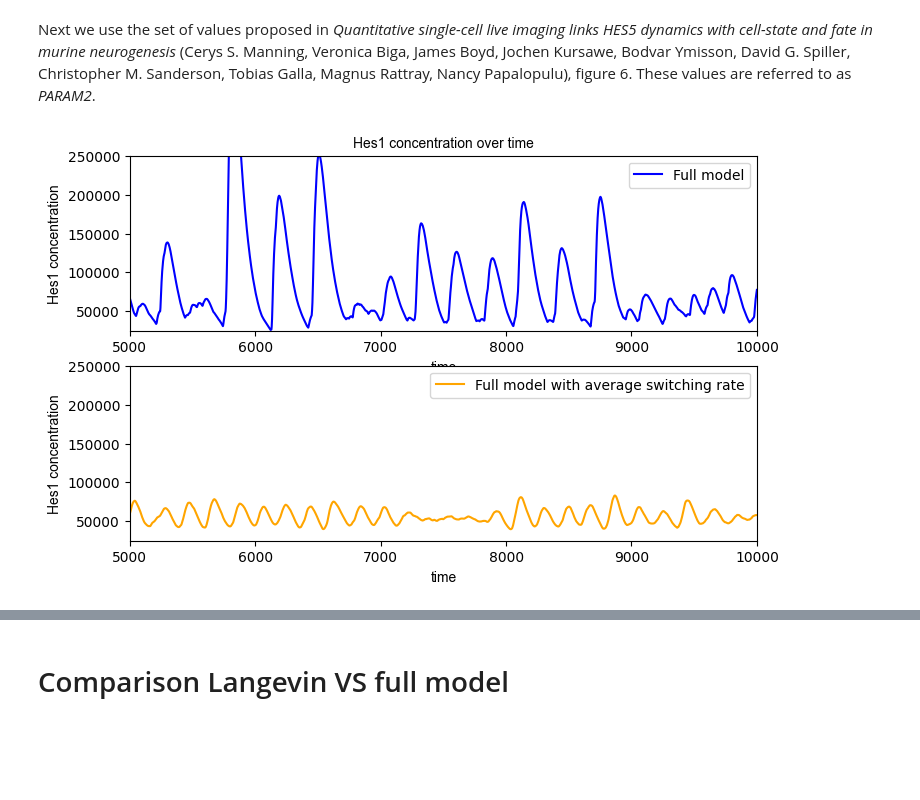
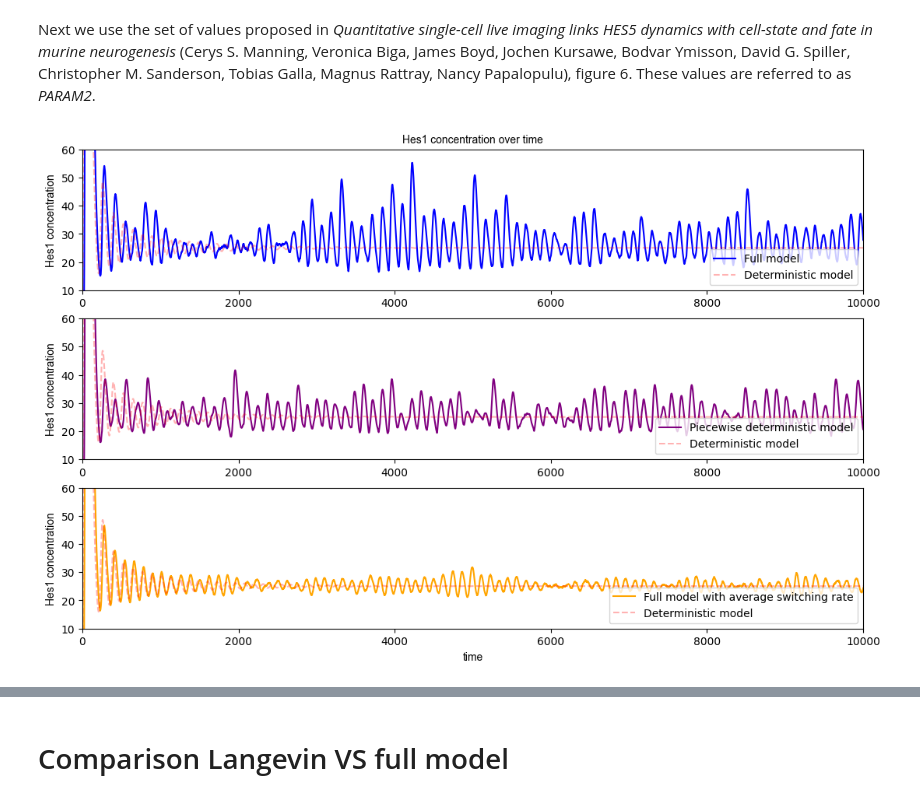
Before and after one commit to Lord-Fufu/MSc-Dissertation-2022---St-Andrews, a Jupyter notebook: plotsForArticle-timeSeries.ipynb, the cells around one changed output, grey strips where cells are left out. Saved outputs shown, nothing was run; the diff lists cells and outputs as text; code cells hidden in the pictures; blank space fills up the shorter version.

```diff
--- a/plotsForArticle-timeSeries.ipynb
+++ b/plotsForArticle-timeSeries.ipynb
@@ -198,3 +225,11 @@ time_trajmns,mRNA_trajmns,Hes1_trajmns = master.one_trajectory_noSwitchNoise(alp
                                                       M_init=0,
                                                       T=T,
                                                       Omega=val_Omega)
+
+time_trajmdet,mRNA_trajmdet,Hes1_trajmdet = langevin.resolve_ODE(alpha_m=alpha_m,alpha_p=alpha_p,mu_m=mu_m,mu_p=mu_p,h=h,
+                                                      P_0=P_0,
+                                                      tau=val_tau,
+                                                      P_init=0,
+                                                      M_init=0,
+                                                      T=T,
+                                                      delta_t=delta_t)
@@ -207,33 +236,52 @@ Hes1_trajmns_toPlot=spinter.interp1d(time_trajmns,Hes1_trajmns,kind="zero")(t_re
+# %%
+time_trajmnd,mRNA_trajmnd,Hes1_trajmnd = langevin.one_trajectory_PDMP(alpha_m=alpha_m,alpha_p=alpha_p,mu_m=mu_m,mu_p=mu_p,h=h,
+                                                      P_0=P_0,
+                                                      lambda_s=val_lambda,
+                                                      tau=val_tau,
+                                                      P_init=0,
+                                                      M_init=0,
+                                                      T=T, delta_t=delta_t,
+                                                      Omega=float('infinity'))
 # %%
-fig,ax=plt.subplots(2,1, figsize=(5*ratio,5))
+fig,ax=plt.subplots(3,1, figsize=(8*ratio,8))
 
 ax[0].set_title('Hes1 concentration over time',fontdict=font)
-ax[0].set_xlabel('time',fontdict=font)
+
 ax[0].set_ylabel('Hes1 concentration',fontdict=font)
+ax[0].set_ylim(10,60)
+ax[0].set_xlim(0,10000)
 
-ax[0].set_ylim(25000,250000)
-ax[0].set_xlim(5000,10000)
-
-linem, = ax[0].plot(t_ref,Hes1_trajm_toPlot, color = 'blue')
-
-ax[0].legend([linem], ['Full model'],loc='upper right')
+linem, = ax[0].plot(time_trajm,Hes1_trajm, color = 'blue')
+linedet, = ax[0].plot(time_trajmdet,Hes1_trajmdet,'--', color = 'red', alpha=0.3)
+ax[0].legend([linem,linedet], ['Full model','Deterministic model'],loc='lower right')
 
 
-ax[1].set_xlabel('time',fontdict=font)
+
 ax[1].set_ylabel('Hes1 concentration',fontdict=font)
+ax[1].set_ylim(10,60)
+ax[1].set_xlim(0,10000)
 
-ax[1].set_ylim(25000,250000)
-ax[1].set_xlim(5000,10000)
+linemnd, = ax[1].plot(time_trajmnd,Hes1_trajmnd, color = 'purple')
+linedet, = ax[1].plot(time_trajmdet,Hes1_trajmdet,'--', color = 'red', alpha=0.3)
+ax[1].legend([linemnd,linedet], ['Piecewise deterministic model','Deterministic model'], loc='lower right')
 
-linemns, = ax[1].plot(t_ref,Hes1_trajmns_toPlot, color = 'orange')
 
-ax[1].legend([linemns], ['Full model with average switching rate'], loc='upper right')
 
-plt.savefig(read_directory+'\\plots\\trajP - comparison full with vs without switching - param2.pdf')
+ax[2].set_ylabel('Hes1 concentration',fontdict=font)
+ax[2].set_xlabel('time',fontdict=font)
+ax[2].set_ylim(10,60)
+ax[2].set_xlim(0,10000)
+
+linemns, = ax[2].plot(time_trajmns,Hes1_trajmns, color = 'orange')
+linedet, = ax[2].plot(time_trajmdet,Hes1_trajmdet,'--', color = 'red', alpha=0.3)
+ax[2].legend([linemns,linedet], ['Full model with average switching rate','Deterministic model'], loc='lower right')
+
+
+#plt.savefig(read_directory+'\\plots\\trajP - comparison full with vs without switching - param2 - ter.pdf')
 
 plt.show()
 # %% [output]
-[figure, old version]
+[figure, new version]
 # %%
 fig,ax=plt.subplots(2,1, figsize=(5*ratio,5))
 
```
Also changed, not shown: parts of 16 cells of this notebook, 2 other files.
